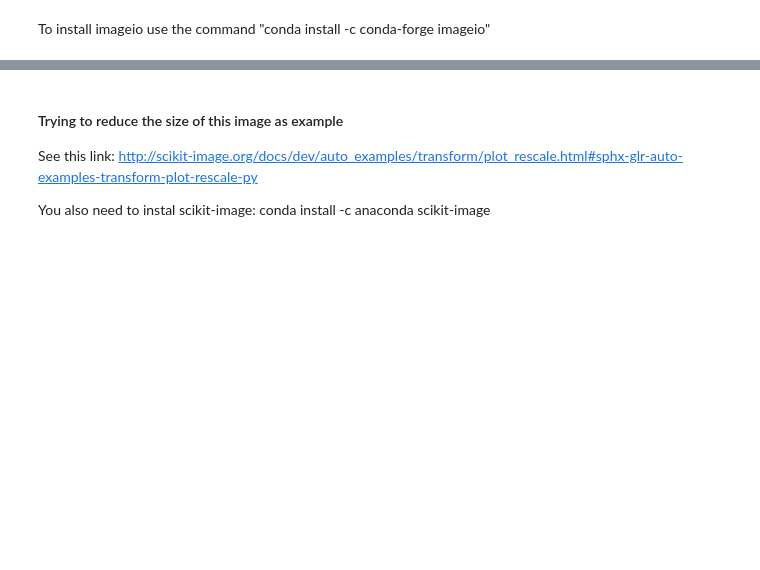
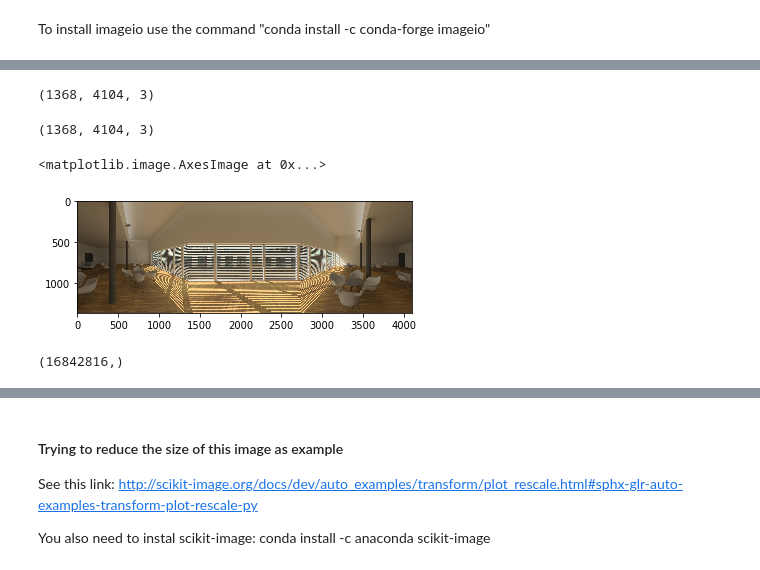
Before and after one commit to joSanchez28/Machine-Learning-EPFL, a Jupyter notebook: Project2-ArchitectureExperiment/Project2-Notebook - New Approach.ipynb, the cells around one changed output, grey strips where cells are left out. Cells and saved outputs as stored; diff of their text form; code cells hidden in the pictures; blank space fills up the shorter version.

```diff
--- a/Project2-ArchitectureExperiment/Project2-Notebook - New Approach.ipynb
+++ b/Project2-ArchitectureExperiment/Project2-Notebook - New Approach.ipynb
@@ -862,0 +879,28 @@ from skimage.transform import downscale_local_mean
+# %%
+import imageio
+
+#path= r'C:\Users\kiyarash\Desktop\bmp_images\BMP\p1_social_clearhigh_sg_largewin_simu\cube_persp.bmp'
+path = r'C:\Users\jorge\Documents\GitHub\Machine-Learning-Projects\Project2-ArchitectureExperiment\Human Behavior Modelling - Interiors with varying façade characteristics in VR\Cubemap_Projections\BMP\p1_social_clearhigh_sg_largewin_simu\cube_persp.bmp'
+im = imageio.imread(path)
+
+print(im.shape)
+# %% [output]
+(1368, 4104, 3)
+# %%
+im = np.asarray(im)
+# %%
+im.shape
+# %% [output]
+(1368, 4104, 3)
+# %%
+plt.imshow(im)
+# %% [output]
+<matplotlib.image.AxesImage at 0x...>
+[figure, added]
+# %%
+#flatten image for use
+
+im = im.flatten()
+im.shape
+# %% [output]
+(16842816,)
```
Also changed, not shown: parts of 48 cells of this notebook.
